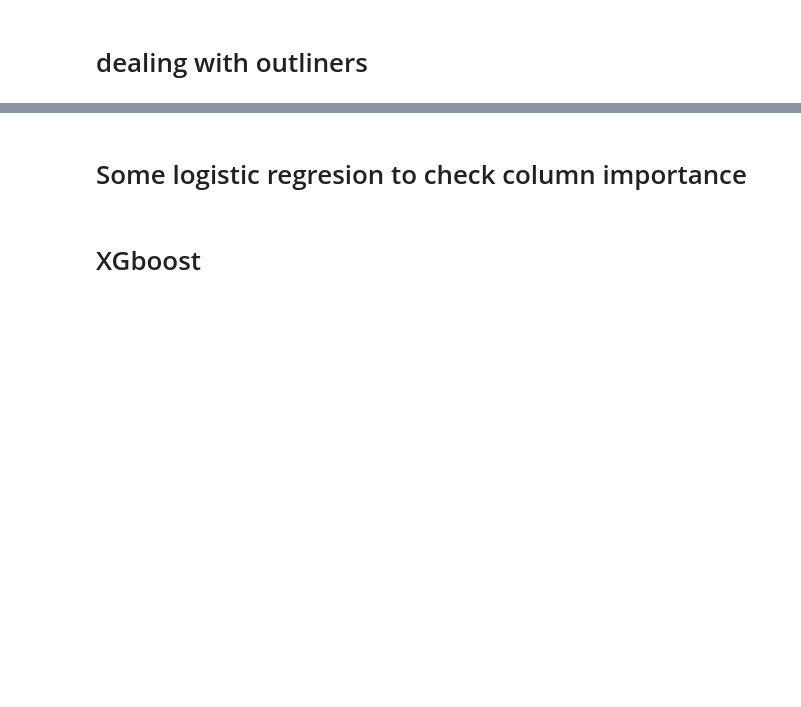
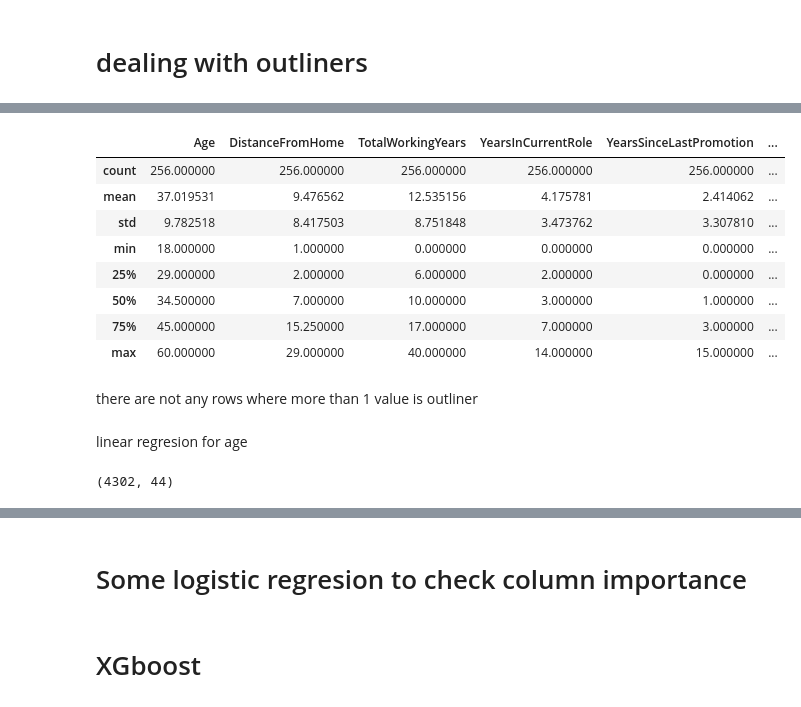
Before and after one commit to MikolajZaborowski/Bootcamp_Projects, a Jupyter notebook: clasyfication/Projekt2.ipynb, the cells around one changed output, grey strips where cells are left out. Cells and saved outputs as stored; diff of their text form; code cells hidden in the pictures; blank space fills up the shorter version.

```diff
--- a/clasyfication/Projekt2.ipynb
+++ b/clasyfication/Projekt2.ipynb
@@ -336,0 +370,8 @@ Now there are a lot of ways to work with outliners but in this exapmle we are go
+# %%
+cols = ["Age",
+"DistanceFromHome",
+"TotalWorkingYears",
+"YearsInCurrentRole",
+"YearsSinceLastPromotion",
+"YearsWithCurrManager",
+"YearsAtCompany"]
@@ -336,0 +386,18 @@ Now there are a lot of ways to work with outliners but in this exapmle we are go
+# %%
+weird = df[cols][(df["Age"]>65) |  (df["DistanceFromHome"]>45) |(df["TotalWorkingYears"]>60) |(df["YearsInCurrentRole"]>55) |(df["YearsSinceLastPromotion"]>55) |(df["YearsWithCurrManager"]>55) | (df["YearsAtCompany"]>60)]
+weird2 = df[cols][(df["YearsAtCompany"]>60)]
+weird2.describe()
+# %% [output]
+|  | Age | DistanceFromHome | TotalWorkingYears | YearsInCurrentRole | YearsSinceLastPromotion | ... |
+| count | 256.000000 | 256.000000 | 256.000000 | 256.000000 | 256.000000 | ... |
+| mean | 37.019531 | 9.476562 | 12.535156 | 4.175781 | 2.414062 | ... |
+| std | 9.782518 | 8.417503 | 8.751848 | 3.473762 | 3.307810 | ... |
+| min | 18.000000 | 1.000000 | 0.000000 | 0.000000 | 0.000000 | ... |
+| 25% | 29.000000 | 2.000000 | 6.000000 | 2.000000 | 0.000000 | ... |
+| 50% | 34.500000 | 7.000000 | 10.000000 | 3.000000 | 1.000000 | ... |
+| 75% | 45.000000 | 15.250000 | 17.000000 | 7.000000 | 3.000000 | ... |
+| max | 60.000000 | 29.000000 | 40.000000 | 14.000000 | 15.000000 | ... |
+# %% [markdown]
+there are not any rows where more than 1 value is outliner
+# %% [markdown]
+linear regresion for age
@@ -336,0 +406,5 @@ Now there are a lot of ways to work with outliners but in this exapmle we are go
+# %%
+nage = df.copy()
+nage.shape
+# %% [output]
+(4302, 44)
```
Also changed, not shown: parts of 98 cells of this notebook.
